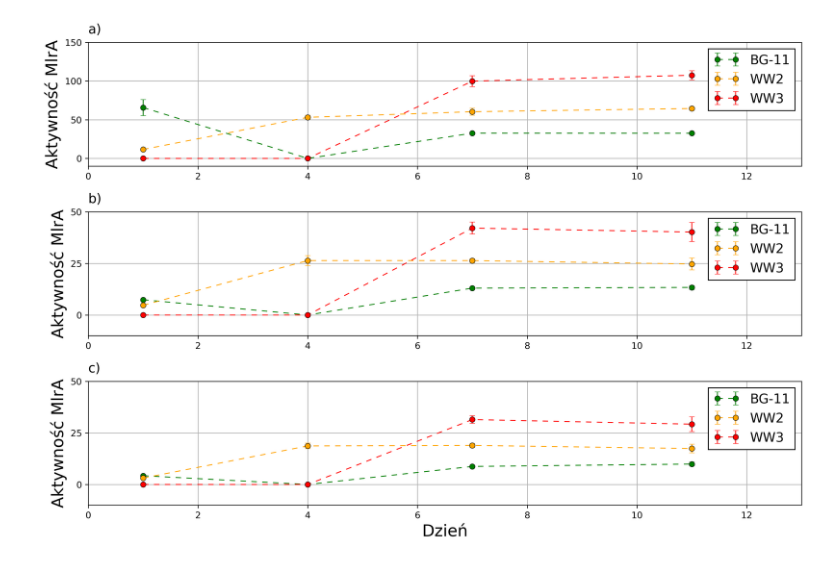
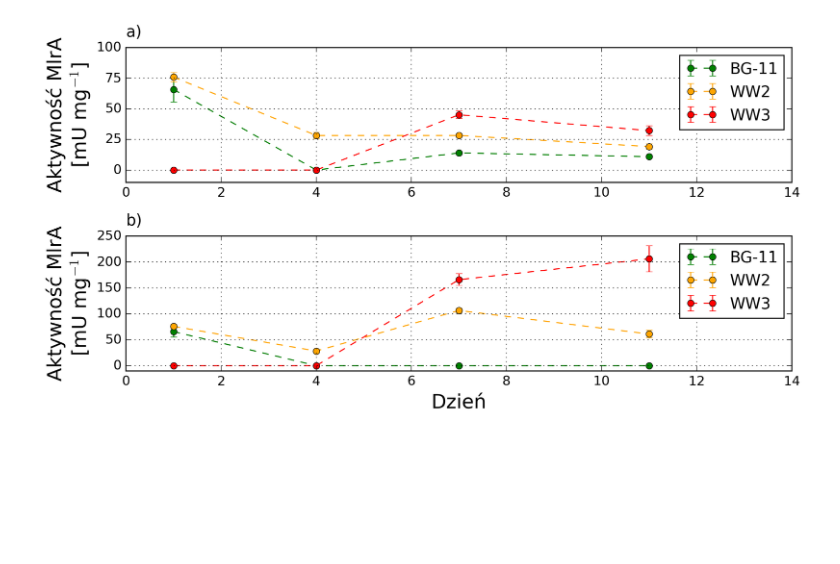
Before and after one commit to f1lem0n/biotech-bsc, a Jupyter notebook: mlra-activity/mlra-activity1.ipynb, the cells around one changed output. Drawn from its saved outputs; the diff is of its cells as text; code cells hidden in the pictures; blank space fills up the shorter version.

```diff
--- a/mlra-activity/mlra-activity1.ipynb
+++ b/mlra-activity/mlra-activity1.ipynb
@@ -25,10 +8,10 @@ def xls_to_df(path: str) -> pd.DataFrame:
         'sample',
         'mean20',
         'SEM20',
-        'mean50',
-        'SEM50',
-        'mean100',
-        'SEM100'
+        # 'mean50',
+        # 'SEM50',
+        # 'mean100',
+        # 'SEM100',
     ])
     df2 = df2[df2['mean20'].notna()]
     names = []
@@ -42,7 +25,7 @@ def xls_to_df(path: str) -> pd.DataFrame:
     df10x = df2[df2['name'].isin(['K', 'WW2', 'WW3'])]
     return df10x
 # %%
-def formatted_errorbar(df: pd.DataFrame, ax, title: str, dilution: int):
+def formatted_errorbar(df: pd.DataFrame, title: str, ax, dilution: int):
 
     k = df[df['name'] == 'K']
     ww2 = df[df['name'] == 'WW2']
@@ -75,8 +58,11 @@ def formatted_errorbar(df: pd.DataFrame, ax, title: str, dilution: int):
 
     ax.legend()
     ax.grid()
-    ax.set_xlim([0, 13])
-    ax.set_ylim([-10, 150])
-    ax.set_yticks([0, 50, 100, 150])
-    ax.set_ylabel('Aktywność MlrA', fontdict={'fontsize': 18})
+    ax.set_xlim([0, 14])
+    ax.set_ylim([-10, 100])
+    ax.set_yticks([0, 25, 50, 75, 100])
+    ax.set_ylabel(
+        'Aktywność MlrA\n[mU mg$^{-1}$]',
+        fontdict={'fontsize': 18}
+    )
     ax.set_title(title, loc='left', pad=10)
@@ -85,17 +69,17 @@ df = xls_to_df('data/AKtywność MlrA_McC7_MlrA20220408.ods')
+# %%
+df = xls_to_df('data/final.xlsx')
+df2 = xls_to_df('data/final2.xlsx')
 # %%
-fig, (ax1, ax2, ax3) = plt.subplots(3, dpi=300, figsize=(12, 8))
+fig, (ax1, ax2) = plt.subplots(2, dpi=300, figsize=(10, 5), facecolor='#ffffff')
 plt.style.use('classic')
-formatted_errorbar(df=df, ax=ax1, title='a)', dilution=20)
-formatted_errorbar(df=df, ax=ax2, title='b)', dilution=50)
-formatted_errorbar(df=df, ax=ax3, title='c)', dilution=100)
+formatted_errorbar(df=df, ax=ax1, dilution=20, title='a)')
+formatted_errorbar(df=df2, ax=ax2, dilution=20, title='b)')
+ax2.set_ylim([-10, 250])
+ax2.set_yticks([0, 50, 100, 150, 200, 250])
 fig.tight_layout()
-ax3.set_xlabel('Dzień', fontdict={'fontsize': 18})
-ax2.set_ylim([-10, 50])
-ax3.set_ylim([-10, 50])
-ax2.set_yticks([0, 25, 50])
-ax3.set_yticks([0, 25, 50])
+ax2.set_xlabel('Dzień', fontdict={'fontsize': 18})
 plt.savefig('../manuscript/figures/mlra_activity.png', bbox_inches='tight')
 plt.show()
 plt.close(fig)
 # %% [output]
-[figure, old version]
+[figure, new version]
```
Also changed, not shown: parts of 2 cells of this notebook, 22 other files.
